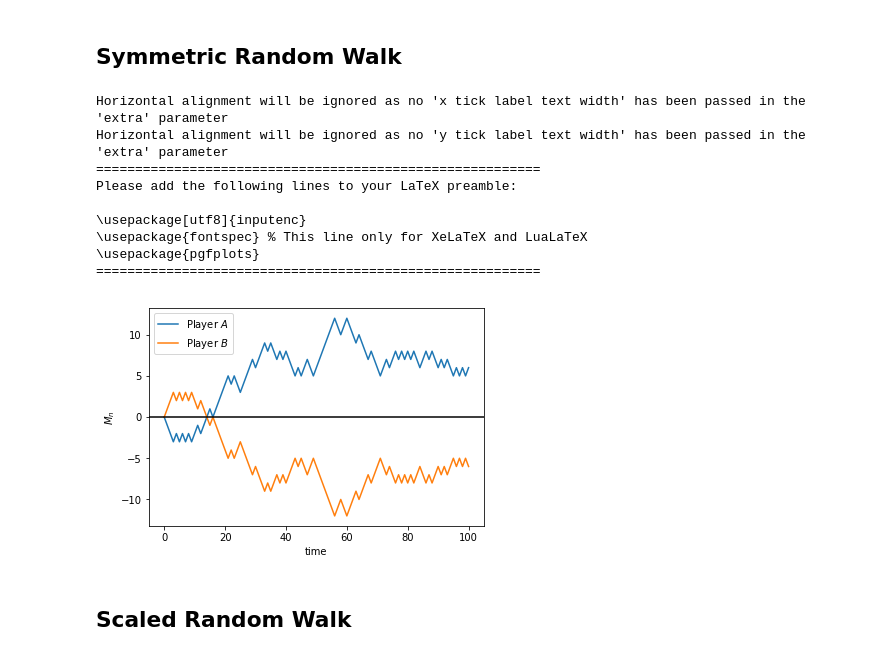
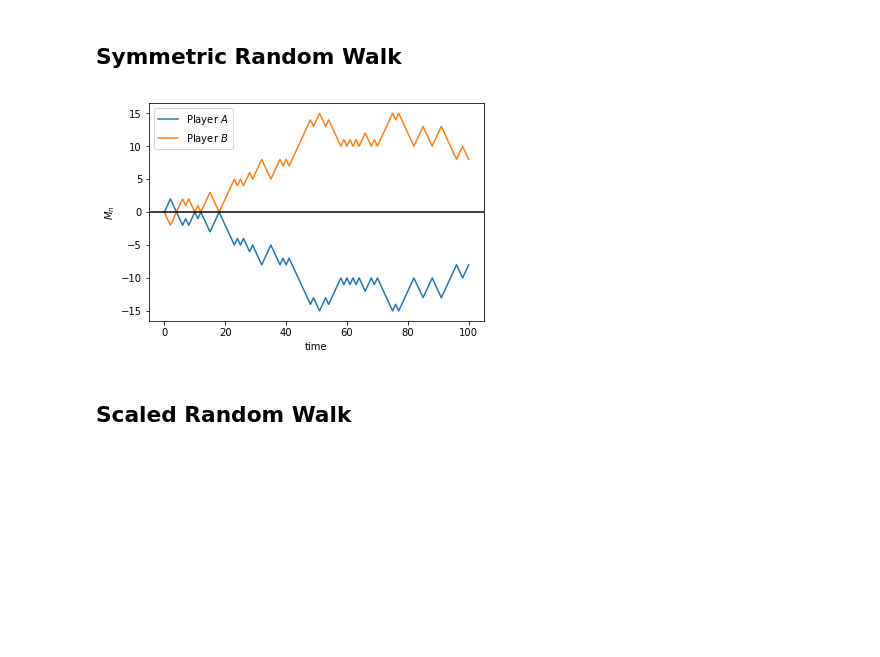
Before and after one commit to gerdm/TGMAFFIRO, a Jupyter notebook: notebooks/graphics.ipynb, the cells around one changed output. Drawn from its saved outputs; the diff is of its cells as text; code cells hidden in the pictures; blank space fills up the shorter version.

```diff
--- a/notebooks/graphics.ipynb
+++ b/notebooks/graphics.ipynb
@@ -27,26 +26,18 @@ plt.show()
 # %% [markdown]
 ## Symmetric Random Walk
 # %%
+seed(1643)
 rwalk_sample = symmetric_random_walk(100)
 plt.plot(rwalk_sample, label="Player $A$")
 plt.plot(-rwalk_sample, label="Player $B$")
 plt.axhline(y=0, xmin=0, xmax=100, color="black")
 plt.xlabel("time")
 plt.ylabel("$M_n$")
 plt.legend(loc="best")
-texsave("../images/symmetric_random_walk.tex")
+plt.savefig("../images/symmetric_random_walk.pdf")
 plt.show()
 # %% [output]
-Horizontal alignment will be ignored as no 'x tick label text width' has been passed in the 'extra' parameter
-Horizontal alignment will be ignored as no 'y tick label text width' has been passed in the 'extra' parameter
-=========================================================
-Please add the following lines to your LaTeX preamble:
-
-\usepackage[utf8]{inputenc}
-\usepackage{fontspec} % This line only for XeLaTeX and LuaLaTeX
-\usepackage{pgfplots}
-=========================================================
-[figure, old version]
+[figure, new version]
 # %% [markdown]
 ## Scaled Random Walk
 # %%
```
Also changed, not shown: parts of 4 cells of this notebook, 6 other files.
